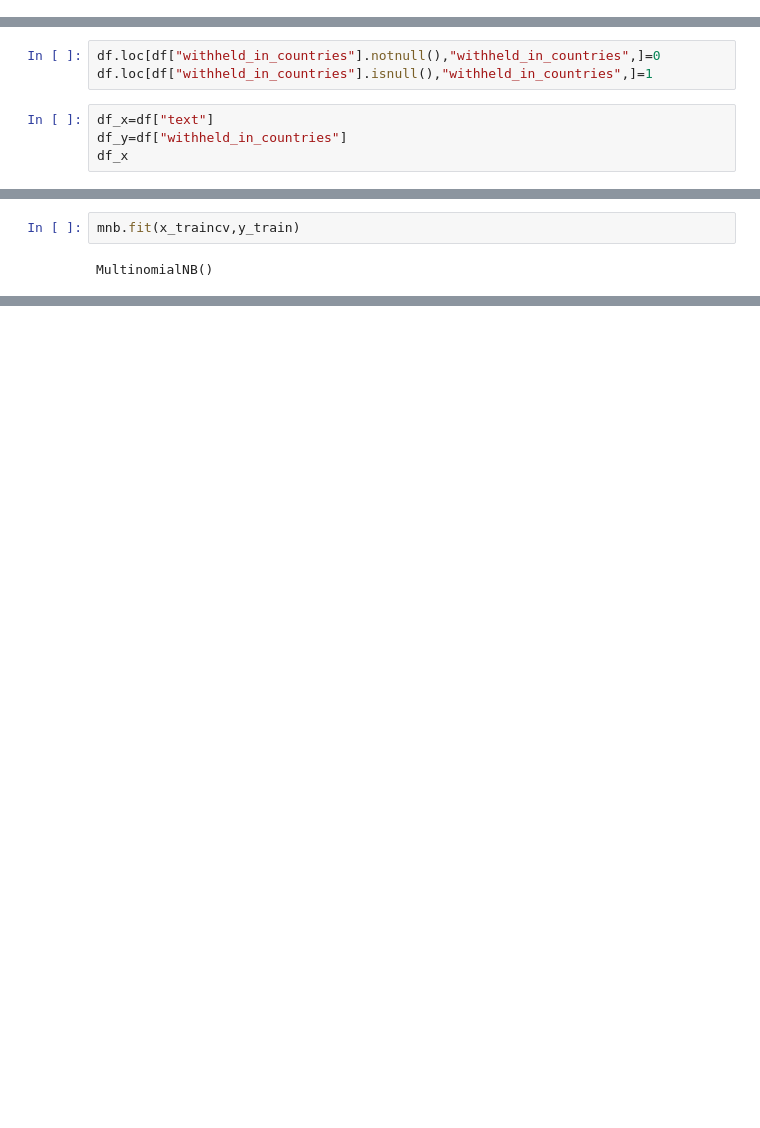
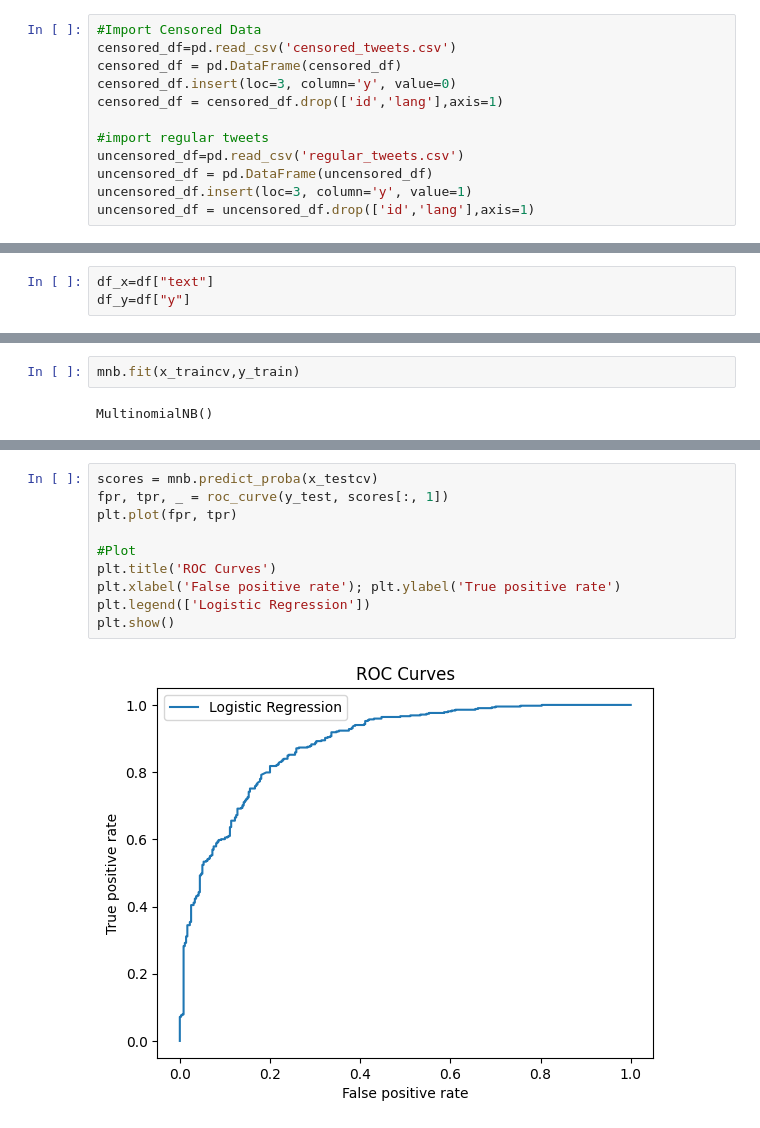
Before and after one commit to cormacmadden/Predicting-Tweet-Censorship, a Jupyter notebook: Src/multiNominalNB.ipynb, the cells around one changed output, grey strips where cells are left out. Drawn from its saved outputs; the diff is of its cells as text; blank space fills up the shorter version.

Commit message:
changed nominalNB to the csv data

```diff
--- a/Src/multiNominalNB.ipynb
+++ b/Src/multiNominalNB.ipynb
@@ -14,3 +12,15 @@ uncensored_df=pd.read_json('../Data/Mostly_Not_Censored.json', lines=True)
+# %%
+#Import Censored Data
+censored_df=pd.read_csv('censored_tweets.csv')
+censored_df = pd.DataFrame(censored_df)
+censored_df.insert(loc=3, column='y', value=0)
+censored_df = censored_df.drop(['id','lang'],axis=1)
+
+#import regular tweets
+uncensored_df=pd.read_csv('regular_tweets.csv')
+uncensored_df = pd.DataFrame(uncensored_df)
+uncensored_df.insert(loc=3, column='y', value=1)
+uncensored_df = uncensored_df.drop(['id','lang'],axis=1)
 # %%
 #merge and shufflem
 df = pd.concat([censored_df, uncensored_df], ignore_index=True, sort=False)
@@ -26,7 +28,3 @@ uncensored 0
-# %%
-df.loc[df["withheld_in_countries"].notnull(),"withheld_in_countries",]=0
-df.loc[df["withheld_in_countries"].isnull(),"withheld_in_countries",]=1
 # %%
 df_x=df["text"]
-df_y=df["withheld_in_countries"]
-df_x
+df_y=df["y"]
@@ -189,0 +109,12 @@ array([[1.]])
+# %%
+scores = mnb.predict_proba(x_testcv)
+fpr, tpr, _ = roc_curve(y_test, scores[:, 1])
+plt.plot(fpr, tpr)
+
+#Plot
+plt.title('ROC Curves')
+plt.xlabel('False positive rate'); plt.ylabel('True positive rate')
+plt.legend(['Logistic Regression'])
+plt.show()
+# %% [output]
+[figure, added]
```
Also changed, not shown: parts of 17 cells of this notebook, 2 other files.
